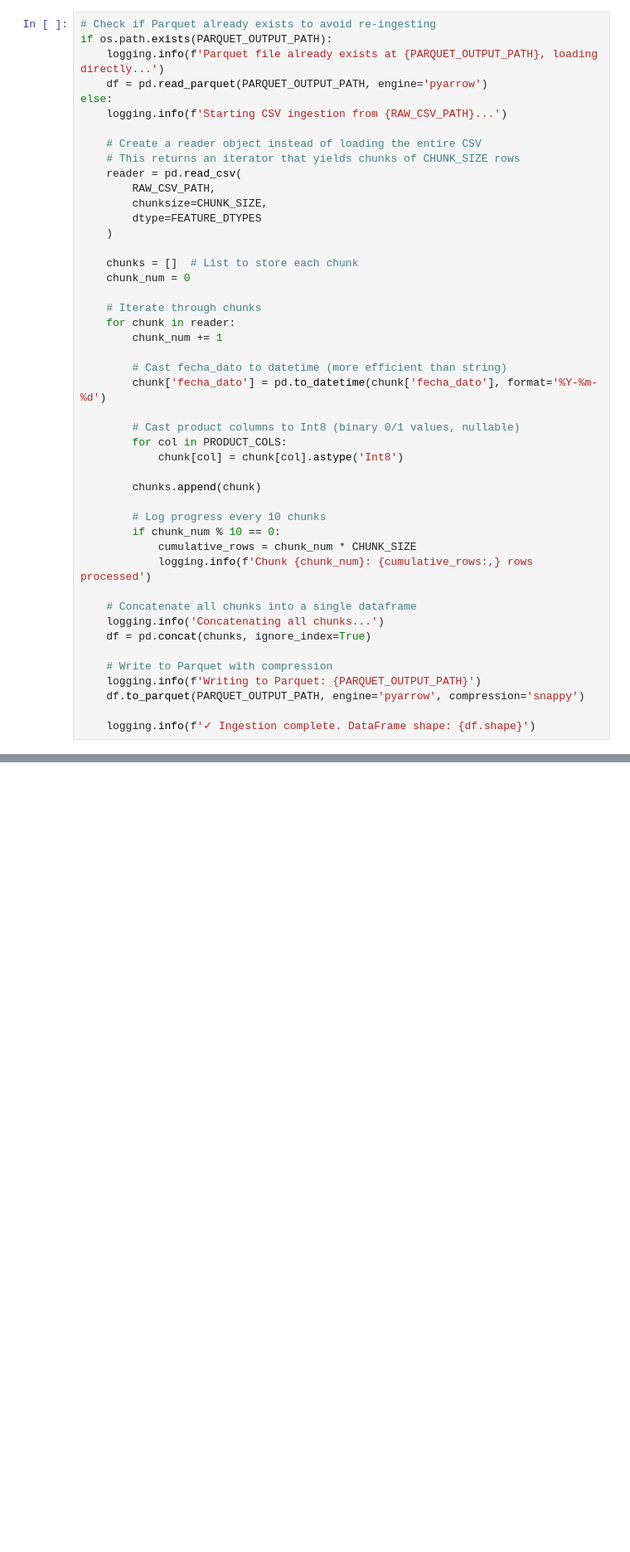
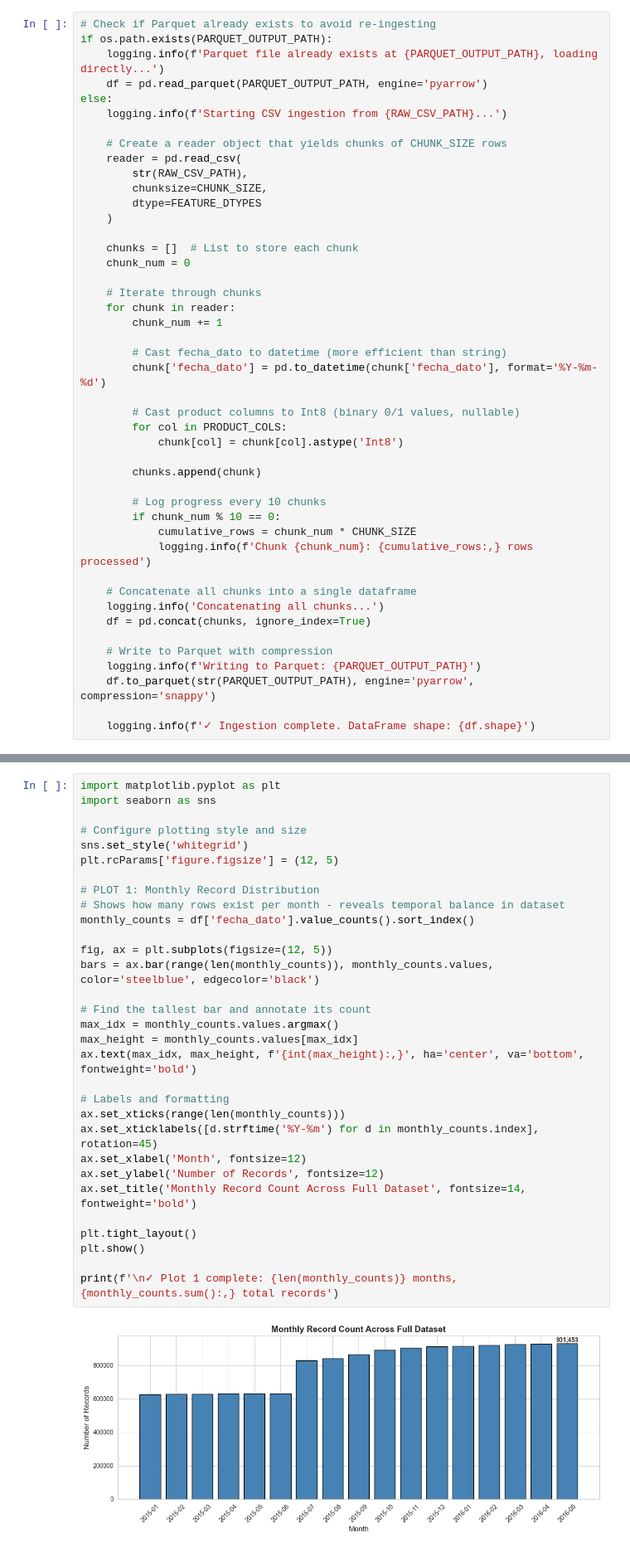
Before and after one commit to richyfabz/Santander_recommendation_sys, a Jupyter notebook: notebooks/01_data_ingestion.ipynb, the cells around one changed output, grey strips where cells are left out. Shown at 83% size. Cells and saved outputs as stored; diff of their text form; blank space fills up the shorter version.

Commit message:
feat: added display features using matlibplot and seaborn

```diff
--- a/notebooks/01_data_ingestion.ipynb
+++ b/notebooks/01_data_ingestion.ipynb
@@ -186,10 +158,9 @@ if os.path.exists(PARQUET_OUTPUT_PATH):
 else:
     logging.info(f'Starting CSV ingestion from {RAW_CSV_PATH}...')
 
-    # Create a reader object instead of loading the entire CSV
-    # This returns an iterator that yields chunks of CHUNK_SIZE rows
+    # Create a reader object that yields chunks of CHUNK_SIZE rows
     reader = pd.read_csv(
-        RAW_CSV_PATH,
+        str(RAW_CSV_PATH),
         chunksize=CHUNK_SIZE,
         dtype=FEATURE_DTYPES
     )
@@ -221,6 +192,6 @@ else:
 
     # Write to Parquet with compression
     logging.info(f'Writing to Parquet: {PARQUET_OUTPUT_PATH}')
-    df.to_parquet(PARQUET_OUTPUT_PATH, engine='pyarrow', compression='snappy')
+    df.to_parquet(str(PARQUET_OUTPUT_PATH), engine='pyarrow', compression='snappy')
 
     logging.info(f'✓ Ingestion complete. DataFrame shape: {df.shape}')
@@ -287,0 +294,33 @@ print('='*60)
+# %%
+import matplotlib.pyplot as plt
+import seaborn as sns
+
+# Configure plotting style and size
+sns.set_style('whitegrid')
+plt.rcParams['figure.figsize'] = (12, 5)
+
+# PLOT 1: Monthly Record Distribution
+# Shows how many rows exist per month - reveals temporal balance in dataset
+monthly_counts = df['fecha_dato'].value_counts().sort_index()
+
+fig, ax = plt.subplots(figsize=(12, 5))
+bars = ax.bar(range(len(monthly_counts)), monthly_counts.values, color='steelblue', edgecolor='black')
+
+# Find the tallest bar and annotate its count
+max_idx = monthly_counts.values.argmax()
+max_height = monthly_counts.values[max_idx]
+ax.text(max_idx, max_height, f'{int(max_height):,}', ha='center', va='bottom', fontweight='bold')
+
+# Labels and formatting
+ax.set_xticks(range(len(monthly_counts)))
+ax.set_xticklabels([d.strftime('%Y-%m') for d in monthly_counts.index], rotation=45)
+ax.set_xlabel('Month', fontsize=12)
+ax.set_ylabel('Number of Records', fontsize=12)
+ax.set_title('Monthly Record Count Across Full Dataset', fontsize=14, fontweight='bold')
+
+plt.tight_layout()
+plt.show()
+
+print(f'\n✓ Plot 1 complete: {len(monthly_counts)} months, {monthly_counts.sum():,} total records')
+# %% [output]
+[figure, added]
```
Also changed, not shown: parts of 25 cells of this notebook, 1 other file.
